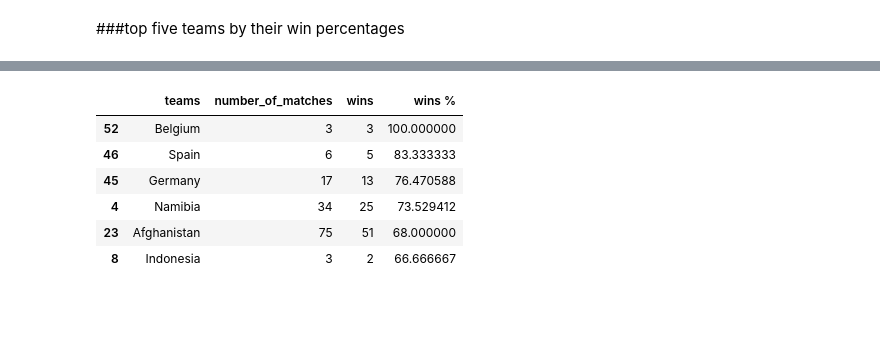
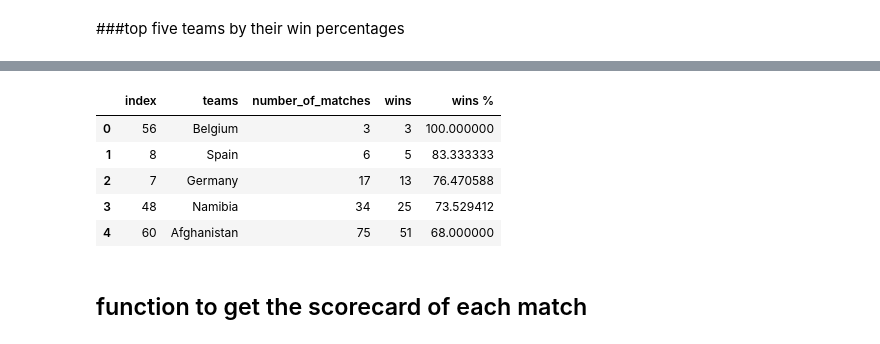
Before and after one commit to Rahul711sharma/ICC-20-20-cricket-EDA, a Jupyter notebook: Self_Project_Sample_Scorecard.ipynb, the cells around one changed output, grey strips where cells are left out. Saved outputs shown, nothing was run; the diff lists cells and outputs as text; code cells hidden in the pictures; blank space fills up the shorter version.

```diff
--- a/Self_Project_Sample_Scorecard.ipynb
+++ b/Self_Project_Sample_Scorecard.ipynb
@@ -150,30 +147,34 @@ df.head()
 | 2 | [{'1st innings': {'team': 'Austra... | 0.9 | 2017-02-23 | 1 | [datetime.date(2017, 2, 22)] | male | T20 | NaN | ... |
 | 3 | [{'1st innings': {'team': 'Hong K... | 0.9 | 2016-09-12 | 1 | [datetime.date(2016, 9, 5)] | male | T20 | NaN | ... |
 | 4 | [{'1st innings': {'team': 'Zimbab... | 0.9 | 2016-06-19 | 1 | [datetime.date(2016, 6, 18)] | male | T20 | NaN | ... |
+# %%
+df['teams']=[eval(df['teams'][i]) for i in range(len(df['teams']))]
 # %%
+
 teamslist= []
 teams =[]
 number_of_matches=[]
 wins=[]
 for i in range(2):
   for x in df['teams']:
     teamslist.append(x[i])
 for i in set(teamslist):
   teams.append(i)
   number_of_matches.append(teamslist.count(i))
 
 for i in teams:
   wins.append(list(df['outcome_winner']).count(i))
 wins
 teams_df = pd.DataFrame({'teams':teams,'number_of_matches':number_of_matches,'wins':wins})
 teams_df['wins %'] = np.array(teams_df['wins'])/np.array(teams_df['number_of_matches']) *100
 
-teams_df.sort_values('wins %',ascending=False)[:6]
+teams_df.sort_values('wins %',ascending=False)[:5].reset_index()
 # %% [output]
-|  | teams | number_of_matches | wins | wins % |
-| 52 | Belgium | 3 | 3 | 100.000000 |
-| 46 | Spain | 6 | 5 | 83.333333 |
-| 45 | Germany | 17 | 13 | 76.470588 |
-| 4 | Namibia | 34 | 25 | 73.529412 |
-| 23 | Afghanistan | 75 | 51 | 68.000000 |
-| 8 | Indonesia | 3 | 2 | 66.666667 |
+|  | index | teams | number_of_matches | wins | wins % |
+| 0 | 56 | Belgium | 3 | 3 | 100.000000 |
+| 1 | 8 | Spain | 6 | 5 | 83.333333 |
+| 2 | 7 | Germany | 17 | 13 | 76.470588 |
+| 3 | 48 | Namibia | 34 | 25 | 73.529412 |
+| 4 | 60 | Afghanistan | 75 | 51 | 68.000000 |
+# %% [markdown]
+## function to get the scorecard of each match
```
Also changed, not shown: parts of 5 cells of this notebook.
